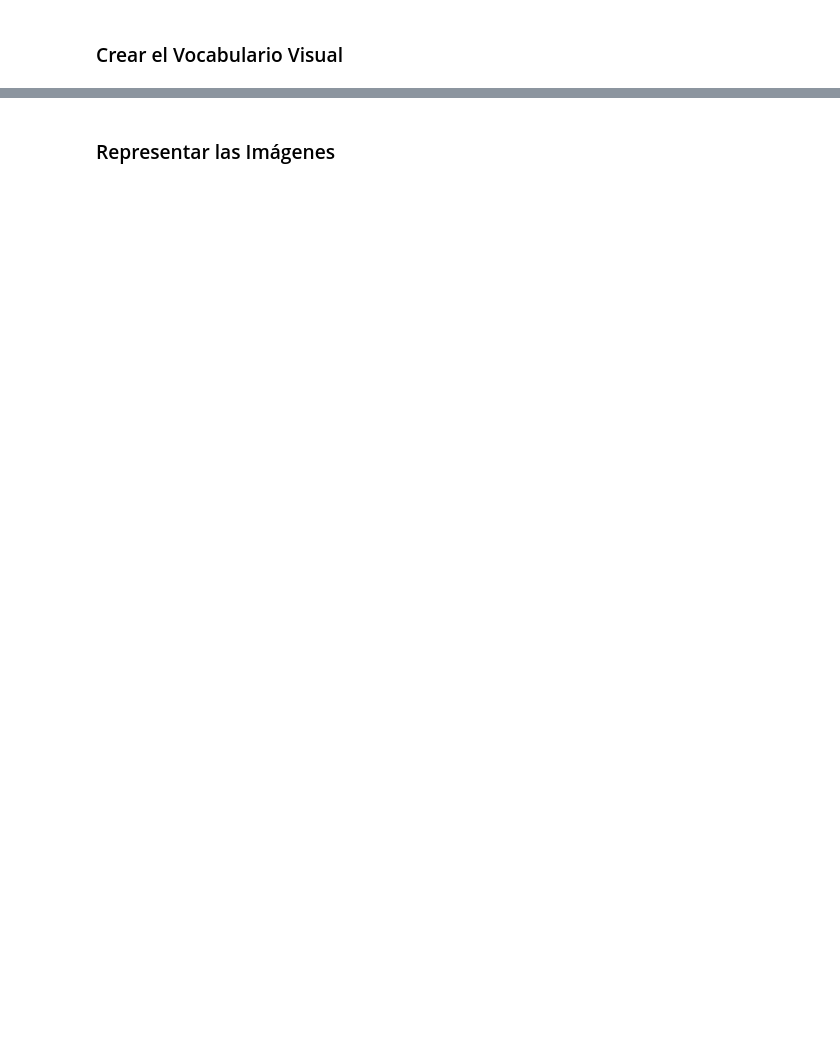
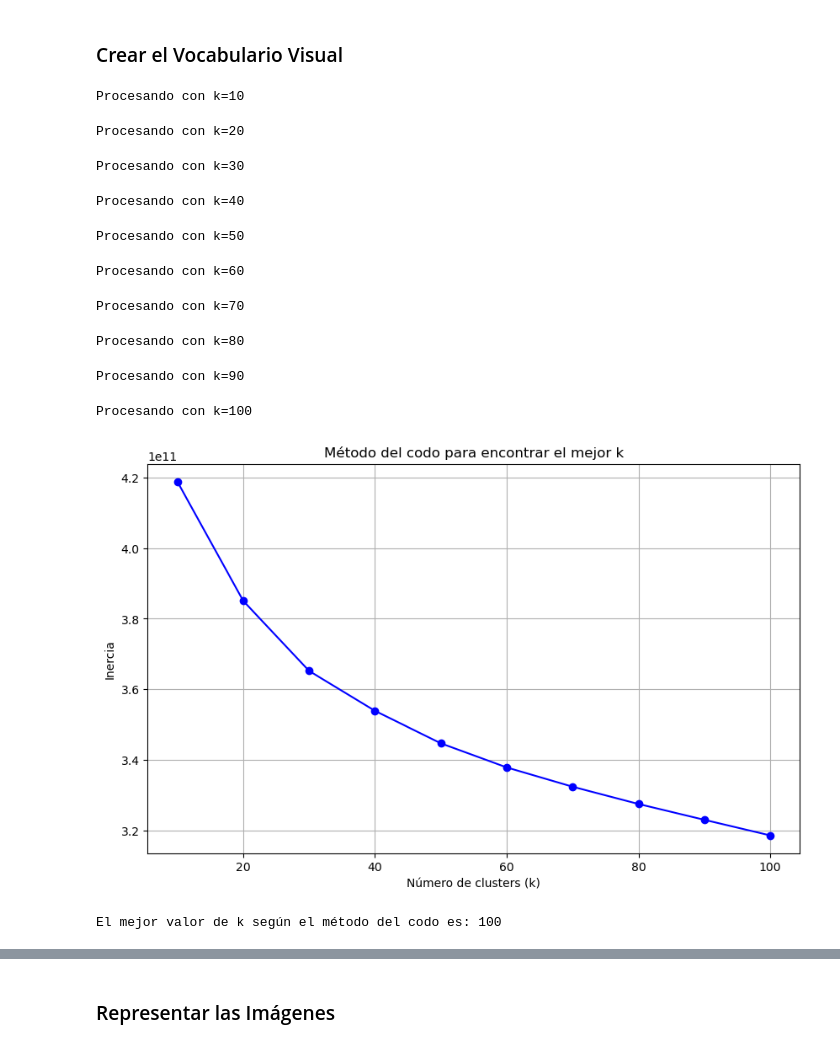
Before and after one commit to DAVIDARAUJOOOOO/FRAME-PREDICTION, a Jupyter notebook: Kaggle.ipynb, the cells around one changed output, grey strips where cells are left out. Saved outputs shown, nothing was run; the diff lists cells and outputs as text; code cells hidden in the pictures; blank space fills up the shorter version.

```diff
--- a/Kaggle.ipynb
+++ b/Kaggle.ipynb
@@ -549,3 +588,53 @@ Procesada la i
 # %% [markdown]
 ### Crear el Vocabulario Visual
+# %%
+from sklearn.cluster import MiniBatchKMeans
+from sklearn.metrics import silhouette_score
+import numpy as np
+import matplotlib.pyplot as plt
+
+def encontrar_mejor_k(descriptores_totales, rango_k, batch_size=1024):
+
+    all_descriptors=np.vstack(descriptores_totales)
+    inercias=[]
+
+    for k in rango_k:
+
+        print(f"Procesando con k={k}")
+        mini_batch=MiniBatchKMeans(n_clusters=k,batch_size=batch_size,random_state=33)
+        mini_batch.fit(all_descriptors)
+        inercias.append(mini_batch.inertia_)
+
+    plt.figure(figsize=(10, 6))
+    plt.plot(rango_k, inercias, marker='o', linestyle='-', color='b')
+    plt.xlabel('Número de clusters (k)')
+    plt.ylabel('Inercia')
+    plt.title('Método del codo para encontrar el mejor k')
+    plt.grid(True)
+    plt.show()
+
+    return rango_k[np.argmin(np.gradient(np.gradient(inercias)))], inercias
+
+data = np.load('./APC/CAS_KAGGLE/FRAME-PREDICTION/FRAMES__FINALS/descriptores_sift.npz', allow_pickle=True)
+descriptores = [data[key] for key in data.files]
+
+
+rango_k = list(range(10, 101, 10))
+
+mejor_k, inertias = encontrar_mejor_k(descriptores, rango_k)
+
+print(f"El mejor valor de k según el método del codo es: {mejor_k}")
+# %% [output]
+Procesando con k=10
+Procesando con k=20
+Procesando con k=30
+Procesando con k=40
+Procesando con k=50
+Procesando con k=60
+Procesando con k=70
+Procesando con k=80
+Procesando con k=90
+Procesando con k=100
+[figure, added]
+El mejor valor de k según el método del codo es: 100
 # %%
```
Also changed, not shown: parts of 20 cells of this notebook.
